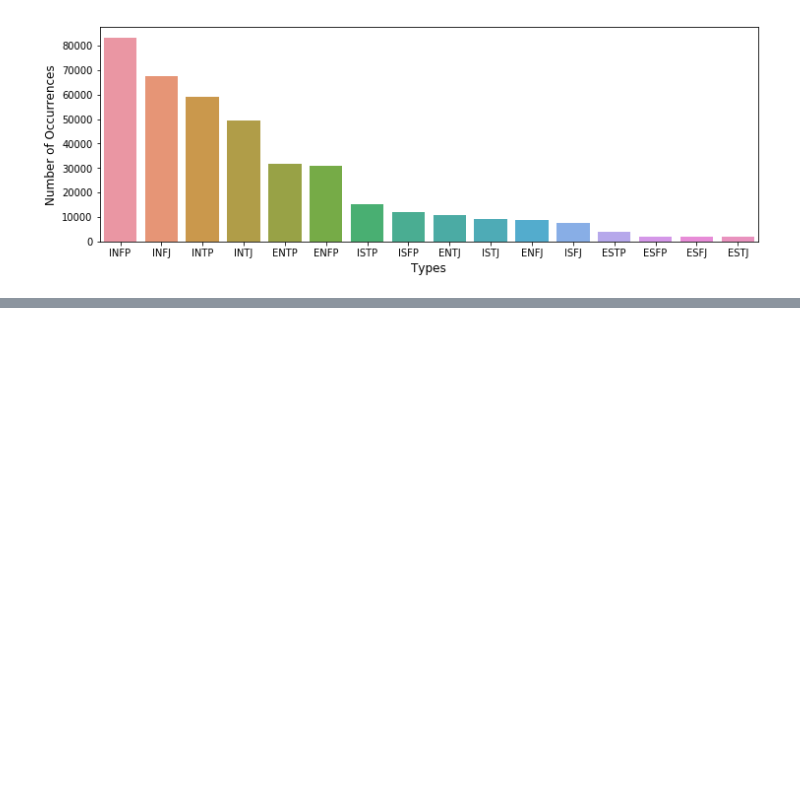
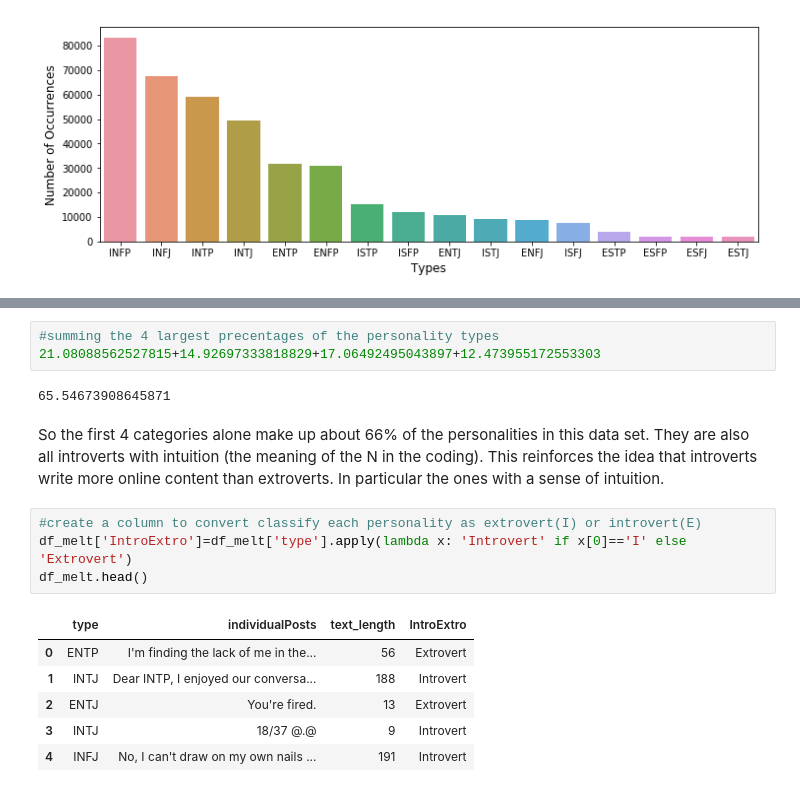
Before and after one commit to JohnDeJesus22/Personality-Text-Classifier, a Jupyter notebook: PTCEDA.ipynb, the cells around one changed output, grey strips where cells are left out. Saved outputs shown, nothing was run; the diff lists cells and outputs as text; blank space fills up the shorter version.

```diff
--- a/PTCEDA.ipynb
+++ b/PTCEDA.ipynb
@@ -156,0 +180,18 @@ Maybe this means that introverts are more likely to type online content versus e
+# %%
+#summing the 4 largest precentages of the personality types
+21.08088562527815+14.92697333818829+17.06492495043897+12.473955172553303
+# %% [output]
+65.54673908645871
+# %% [markdown]
+So the first 4 categories alone make up about 66% of the personalities in this data set. They are also all introverts with intuition (the meaning of the N in the coding). This reinforces the idea that introverts write more online content than extroverts. In particular the ones with a sense of intuition.
+# %%
+#create a column to convert classify each personality as extrovert(I) or introvert(E)
+df_melt['IntroExtro']=df_melt['type'].apply(lambda x: 'Introvert' if x[0]=='I' else 'Extrovert')
+df_melt.head()
+# %% [output]
+|  | type | individualPosts | text_length | IntroExtro |
+| 0 | ENTP | I'm finding the lack of me in the... | 56 | Extrovert |
+| 1 | INTJ | Dear INTP, I enjoyed our conversa... | 188 | Introvert |
+| 2 | ENTJ | You're fired. | 13 | Extrovert |
+| 3 | INTJ | 18/37 @.@ | 9 | Introvert |
+| 4 | INFJ | No, I can't draw on my own nails ... | 191 | Introvert |
```
Also changed, not shown: parts of 14 cells of this notebook.
